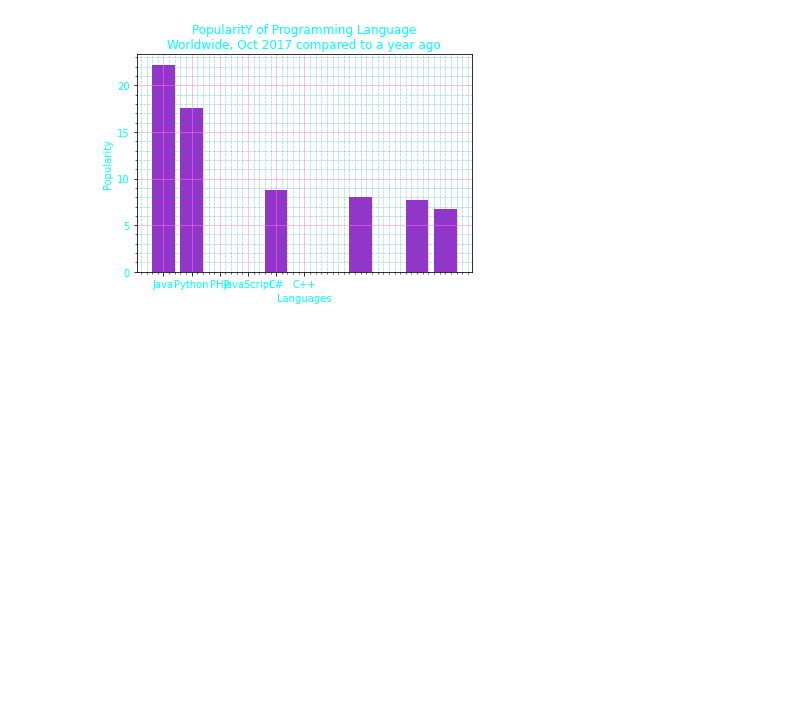
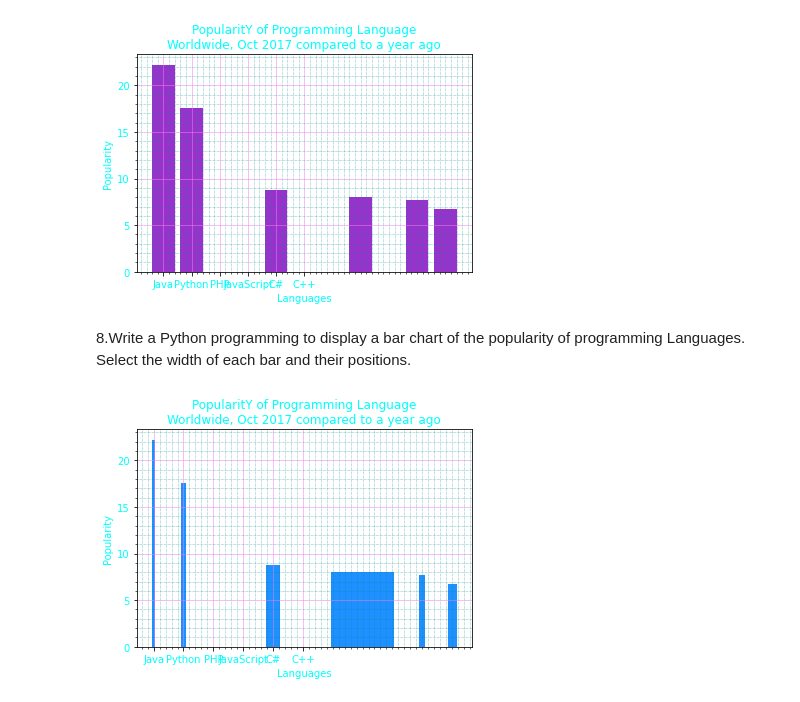
Before and after one commit to shaikhfarzana/Python-Libraries, a Jupyter notebook: Matplotlib_Bargraph_Problems/Matplotlib_Bargraph_Problems.ipynb, the cells around one changed output. Saved outputs shown, nothing was run; the diff lists cells and outputs as text; code cells hidden in the pictures; blank space fills up the shorter version.

Commit message:
[Farzana] Add: Python program to specify the position and width of each bar plot.

```diff
--- a/Matplotlib_Bargraph_Problems/Matplotlib_Bargraph_Problems.ipynb
+++ b/Matplotlib_Bargraph_Problems/Matplotlib_Bargraph_Problems.ipynb
@@ -253,3 +253,40 @@ if __name__ == "__main__":
     to_specify_bar_plots()
 # %% [output]
 [figure]
+# %% [markdown]
+8.Write a Python programming to display a bar chart of the popularity of programming Languages. Select the width of each bar and their positions.
+# %%
+import matplotlib.pyplot as plt
+
+def to_specify_width_of_bar_plot():
+    """
+       Description:
+          Function is used to specify position and width of bar plots.
+       Parameter:
+          No parameter required.
+       Return:
+          Returns nothing.
+    """
+    x = ['Java', 'Python', 'PHP', 'JavaScript', 'C#', 'C++']
+    popularity = [22.2, 17.6, 8.8, 8, 7.7, 6.7]
+    x_pos = [i for i, _ in enumerate(x)]
+
+    plt.xlabel("Languages", color='cyan')
+    plt.ylabel("Popularity",color='cyan')
+    plt.title("PopularitY of Programming Language\n" + "Worldwide, Oct 2017 compared to a year ago", color='cyan')
+    plt.xticks(x_pos, x, color='cyan')
+    plt.yticks(color='cyan')
+    width = [0.1,0.2,0.5,2.1,0.2,0.3]
+    y_pos = [0,1,4,7,9,10]
+    # Create bars
+    plt.bar(y_pos, popularity, color='dodgerblue', width=width)
+    plt.minorticks_on()
+    plt.grid(which='major', linestyle='-', linewidth='0.5', color='violet')
+    # Customize the minor grid
+    plt.grid(which='minor', linestyle=':', linewidth='0.5', color='darkcyan')
+    plt.show()
+
+if __name__ == "__main__":
+    to_specify_width_of_bar_plot()
+# %% [output]
+[figure, added]
```
